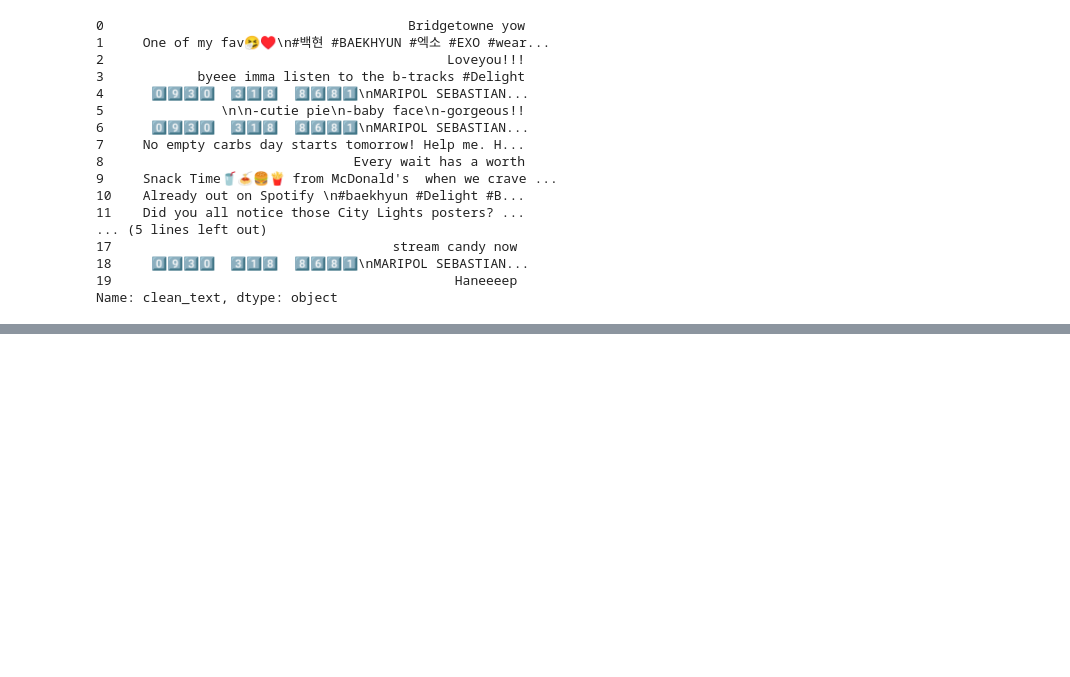
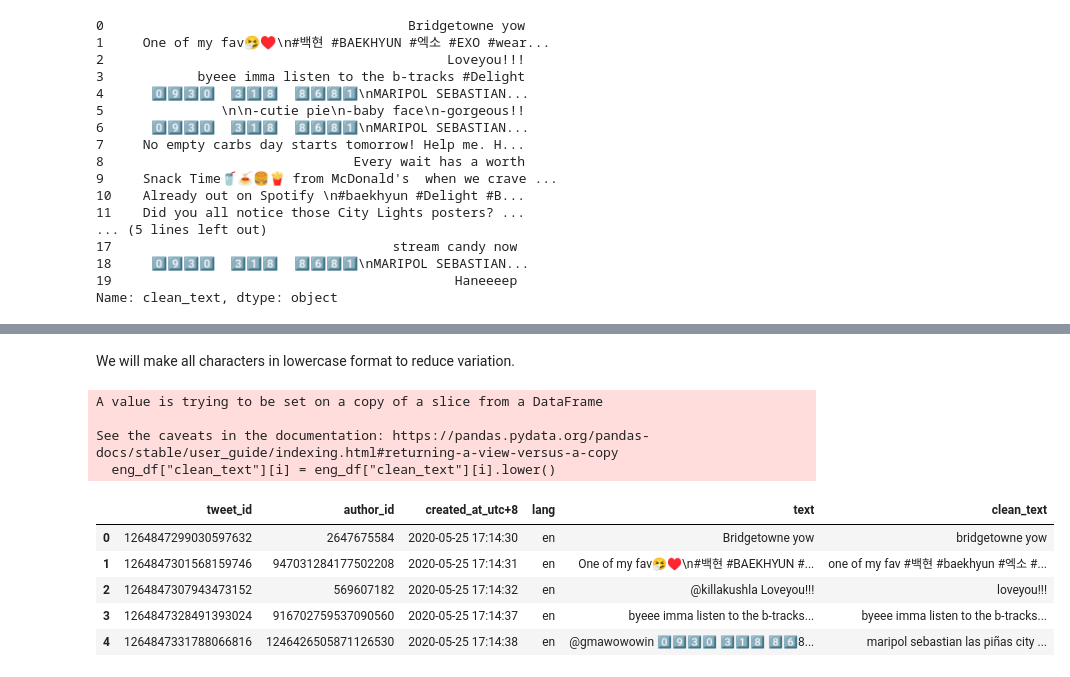
Before and after one commit to NiloJaticoII/INTRNLP-Sentiment-Tweet, a Jupyter notebook: Model_2.ipynb, the cells around one changed output, grey strips where cells are left out. Cells and saved outputs as stored; diff of their text form; code cells hidden in the pictures; blank space fills up the shorter version.

```diff
--- a/Model_2.ipynb
+++ b/Model_2.ipynb
@@ -144,0 +202,17 @@ Name: clean_text, dtype: object
+# %% [markdown]
+We will make all characters in lowercase format to reduce variation.
+# %%
+for i in range(len(eng_df["clean_text"])):
+    eng_df["clean_text"][i] = eng_df["clean_text"][i].lower()
+eng_df.head(5)
+# %% [output]
+A value is trying to be set on a copy of a slice from a DataFrame
+
+See the caveats in the documentation: https://pandas.pydata.org/pandas-docs/stable/user_guide/indexing.html#returning-a-view-versus-a-copy
+  eng_df["clean_text"][i] = eng_df["clean_text"][i].lower()
+|  | tweet_id | author_id | created_at_utc+8 | lang | text | clean_text |
+| 0 | 1264847299030597632 | 2647675584 | 2020-05-25 17:14:30 | en | Bridgetowne yow | bridgetowne yow |
+| 1 | 1264847301568159746 | 947031284177502208 | 2020-05-25 17:14:31 | en | One of my fav🤧♥️\n#백현 #BAEKHYUN #... | one of my fav #백현 #baekhyun #엑소 #... |
+| 2 | 1264847307943473152 | 569607182 | 2020-05-25 17:14:32 | en | @killakushla Loveyou!!! | loveyou!!! |
+| 3 | 1264847328491393024 | 916702759537090560 | 2020-05-25 17:14:37 | en | byeee imma listen to the b-tracks... | byeee imma listen to the b-tracks... |
+| 4 | 1264847331788066816 | 1246426505871126530 | 2020-05-25 17:14:38 | en | @gmawowowin 0⃣9⃣3⃣0⃣ 3⃣1⃣8⃣ 8⃣6⃣8... | maripol sebastian las piñas city ... |
```
Also changed, not shown: parts of 14 cells of this notebook.
